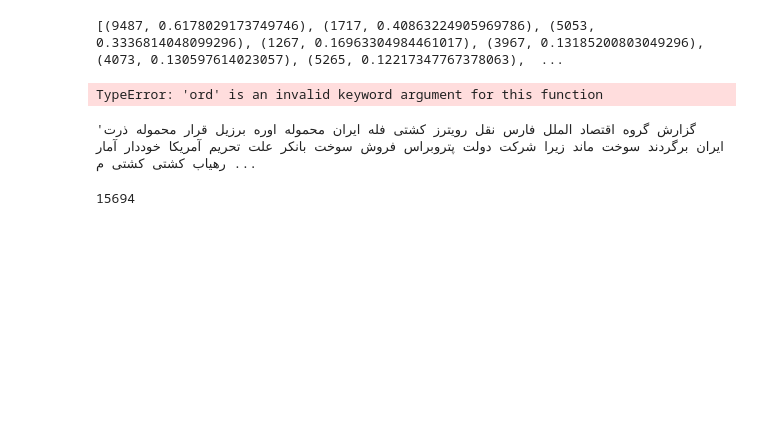
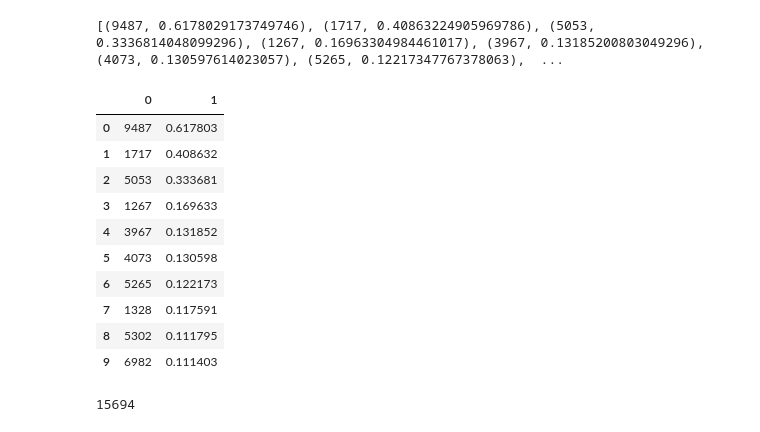
Before and after one commit to aminkhod/Extracting_Typed_Entities_Relations_with_Knowledge_Bases, a Jupyter notebook: keyword-extraction-from-economic-news/FarsNews.ipynb, the cells around one changed output. Drawn from its saved outputs; the diff is of its cells as text; code cells hidden in the pictures; blank space fills up the shorter version.

```diff
--- a/keyword-extraction-from-economic-news/FarsNews.ipynb
+++ b/keyword-extraction-from-economic-news/FarsNews.ipynb
@@ -933,11 +946,19 @@ for k in keywords:
 # i += 1
 # %% [output]
 [(9487, 0.6178029173749746), (1717, 0.40863224905969786), (5053, 0.3336814048099296), (1267, 0.16963304984461017), (3967, 0.13185200803049296), (4073, 0.130597614023057), (5265, 0.12217347767378063),  ...
-# %%
-sorted_items.sort(ord=1)
-# %% [output]
-TypeError: 'ord' is an invalid keyword argument for this function
-# %%
-doc
-# %% [output]
-'گزارش گروه اقتصاد الملل فارس نقل رویترز کشتی فله ایران محموله اوره برزیل قرار محموله ذرت ایران برگردند سوخت ماند زیرا شرکت دولت پتروبراس فروش سوخت بانکر علت تحریم آمریکا خوددار آمار رهیاب کشتی کشتی م ...
+# %%
+d = pd.DataFrame(sorted_items)
+d = d.sort_values(by=[1], ascending=False)
+len(d[d[1]>.1])
+# %% [output]
+|  | 0 | 1 |
+| 0 | 9487 | 0.617803 |
+| 1 | 1717 | 0.408632 |
+| 2 | 5053 | 0.333681 |
+| 3 | 1267 | 0.169633 |
+| 4 | 3967 | 0.131852 |
+| 5 | 4073 | 0.130598 |
+| 6 | 5265 | 0.122173 |
+| 7 | 1328 | 0.117591 |
+| 8 | 5302 | 0.111795 |
+| 9 | 6982 | 0.111403 |
```
Also changed, not shown: parts of 11 cells of this notebook.
